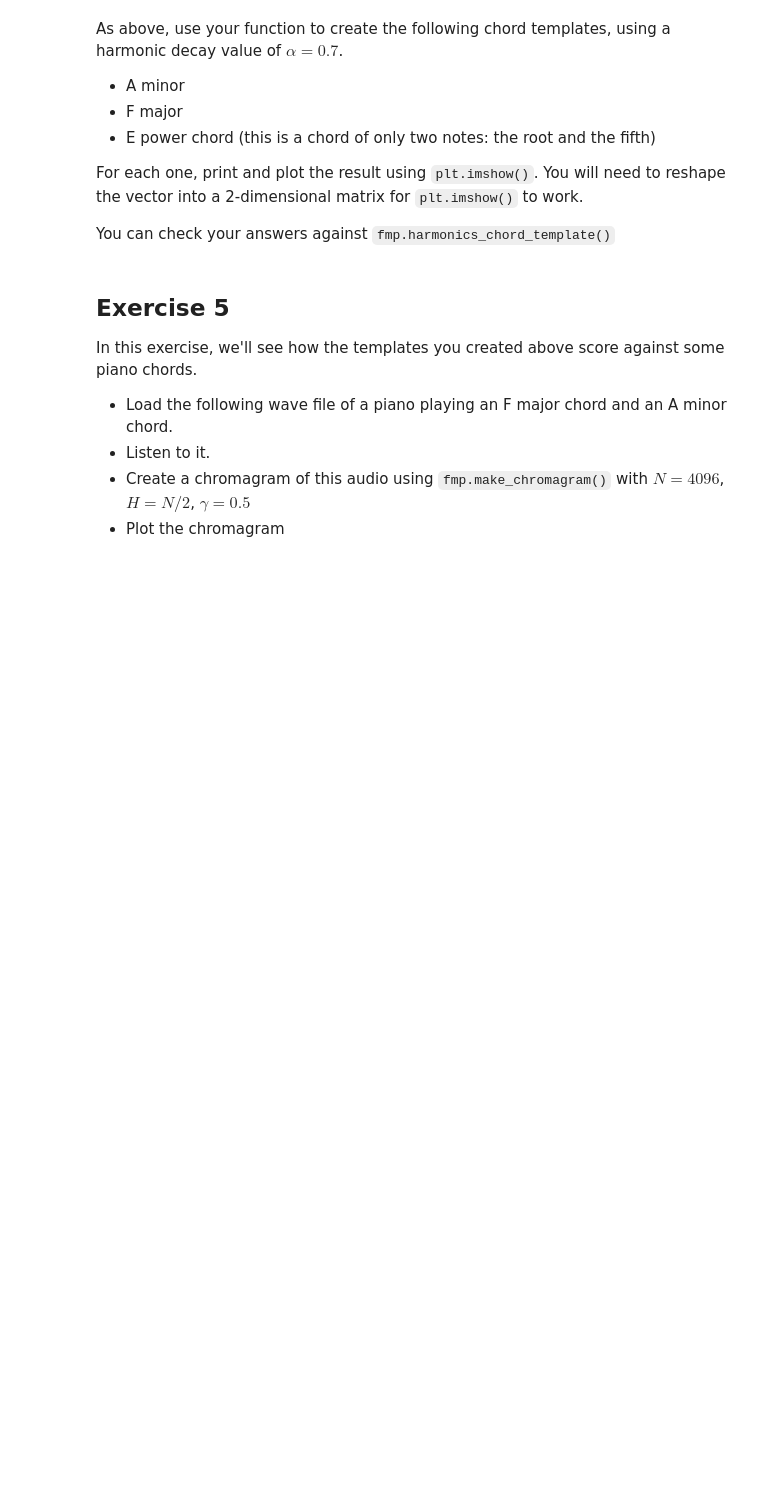
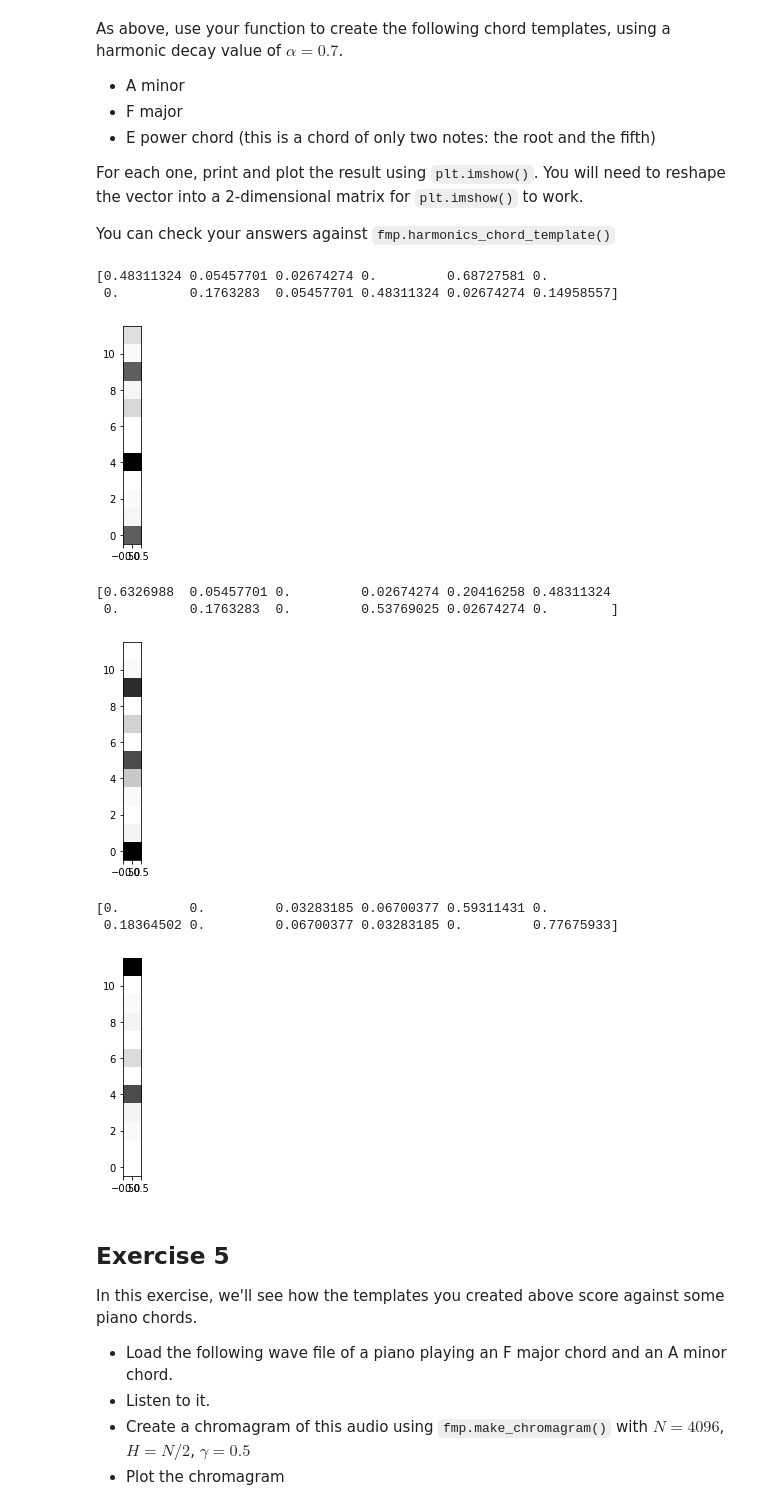
Before and after one commit to jmftrindade/digital_music_processing, a Jupyter notebook: 6_chords/lab6.ipynb, the cells around one changed output. Saved outputs shown, nothing was run; the diff lists cells and outputs as text; code cells hidden in the pictures; blank space fills up the shorter version.

```diff
--- a/6_chords/lab6.ipynb
+++ b/6_chords/lab6.ipynb
@@ -161,3 +196,14 @@ def harmonics_chord_template(pitches, alpha):
+# %%
+def harmonics_chord_template(pitches, alpha):
+    t = np.zeros(12)
+    n = 8
+    es = [alpha ** i for i in range(n)]
+    for p in pitches:
+        hs = pitch_classes(pitch_harmonics(p, n))[0]
+        for i, h in enumerate(hs):
+            t[h] += es[i]
+
+    return t / np.linalg.norm(t)
 # %% [markdown]
 As above, use your function to create the following chord templates, using a harmonic decay value of $\alpha = 0.7$.
 - A minor
@@ -179,3 +216,38 @@ E_power_ht = None
+# %%
+alpha = 0.7
+
+# A minor
+A_minor_ht = harmonics_chord_template([9, 0, 4], alpha)
+#A_minor_ht2 = fmp.harmonics_chord_template([9, 0, 4], alpha)
+
+# F major
+F_major_ht = harmonics_chord_template([5, 9, 0], alpha)
+#F_major_ht2 = fmp.harmonics_chord_template([5, 9, 0], alpha)
+
+# E power
+E_power_ht = harmonics_chord_template([4, 11], alpha)
+#E_power_ht2 = fmp.harmonics_chord_template([4, 11], alpha)
+
+for t in [A_minor_ht, F_major_ht, E_power_ht]:
+    print(t)
+    plt.imshow(np.atleast_2d(t).T, origin='lower', cmap='Greys');
+    plt.show()
+
+# # # fmplib:
+# for t in [A_minor_ht2, F_major_ht2, E_power_ht2]:
+#     print(t)
+#     plt.imshow(np.atleast_2d(t).T, origin='lower', cmap='Greys');
+#     plt.show()
+# %% [output]
+[0.48311324 0.05457701 0.02674274 0.         0.68727581 0.
+ 0.         0.1763283  0.05457701 0.48311324 0.02674274 0.14958557]
+[figure, added]
+[0.6326988  0.05457701 0.         0.02674274 0.20416258 0.48311324
+ 0.         0.1763283  0.         0.53769025 0.02674274 0.        ]
+[figure, added]
+[0.         0.         0.03283185 0.06700377 0.59311431 0.
+ 0.18364502 0.         0.06700377 0.03283185 0.         0.77675933]
+[figure, added]
 # %% [markdown]
 ## Exercise 5
 
```
Also changed, not shown: parts of 3 cells of this notebook, 1 other file.
